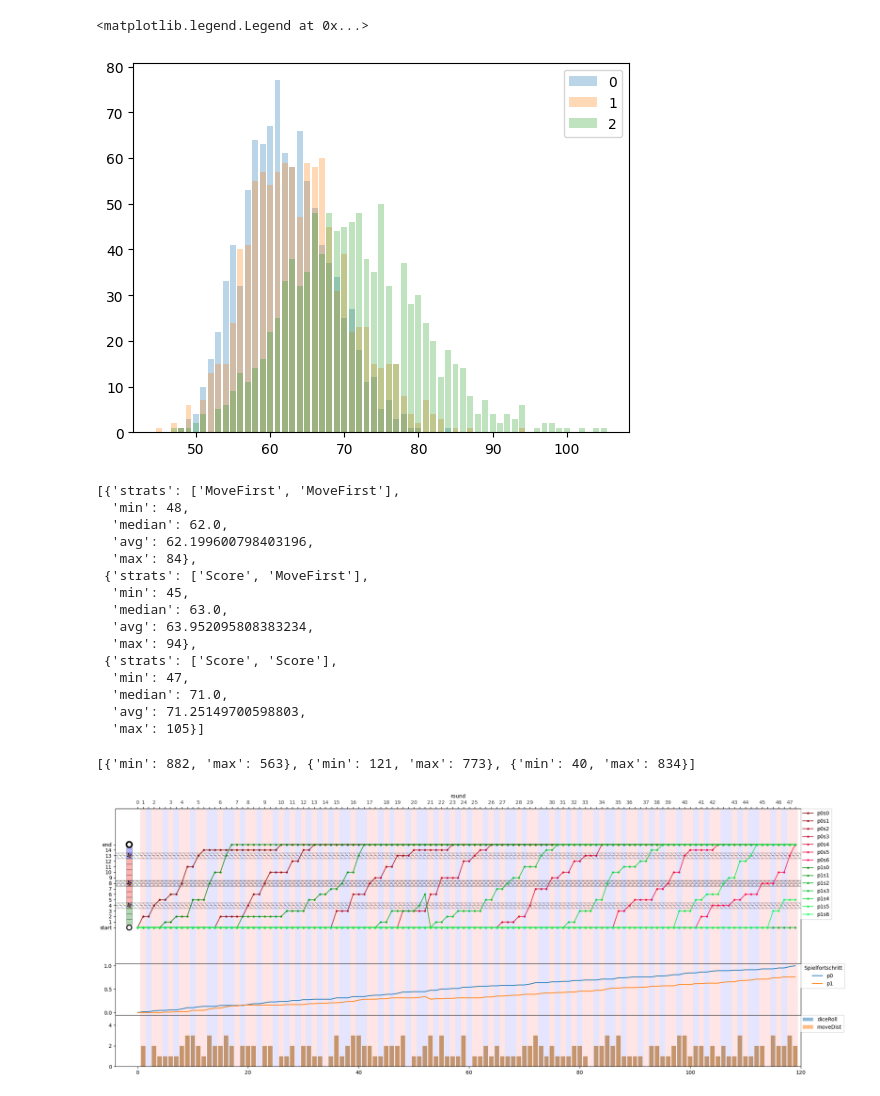
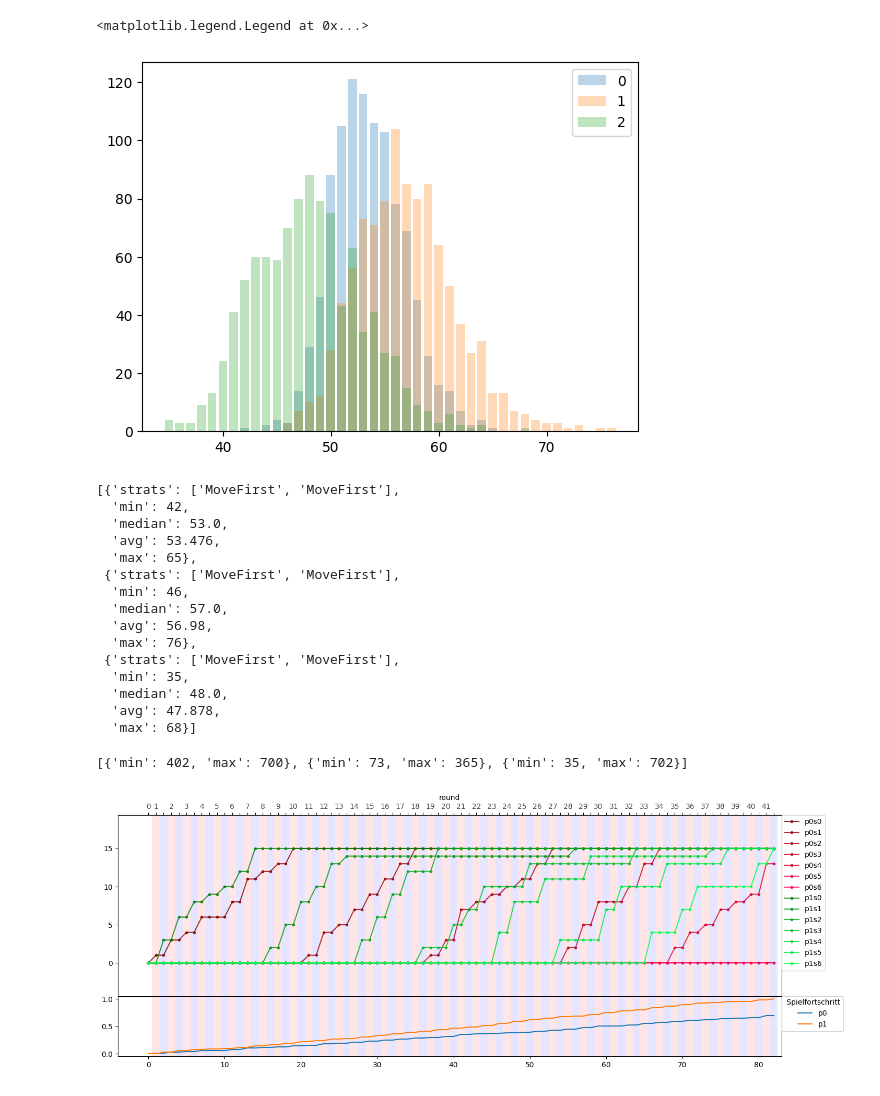
Before and after one commit to LukasWallisch/game-ur-analysis, a Jupyter notebook: src/tmp.ipynb, the cells around one changed output. Drawn from its saved outputs; the diff is of its cells as text; code cells hidden in the pictures.

```diff
--- a/src/tmp.ipynb
+++ b/src/tmp.ipynb
@@ -48,23 +48,16 @@ gs1 = GameSettings([p1, p2], md2, 4, 8, 2, [8], [4, 8, 13])
 #                    Dice.MultiD2Dice(4), 14, 0, 0, [], []) for s1 in strategies for s0 in strategies]
 
 
-# gs = [GameSettings([Player(0, 7, Strategies.MoveFirstStrategy()), Player(1, 7, Strategies.MoveFirstStrategy())], Dice.MultiD2Dice(4), 14, 0, 0, [], []),
-#       GameSettings([Player(0, 7, Strategies.MoveFirstStrategy()), Player(1, 7, Strategies.MoveFirstStrategy())], Dice.MultiD2Dice(4), 4, 8, 2, [], []),
-#       GameSettings([Player(0, 7, Strategies.MoveFirstStrategy()), Player(1, 7, Strategies.MoveFirstStrategy())], Dice.MultiD2Dice(4), 4, 8, 2, [8], [4,8,13]),
-# ]
+gs = [GameSettings([Player(0, 7, Strategies.MoveFirstStrategy()), Player(1, 7, Strategies.MoveFirstStrategy())], Dice.MultiD2Dice(4), 14, 0, 0, [], []),
+      GameSettings([Player(0, 7, Strategies.MoveFirstStrategy()), Player(1, 7, Strategies.MoveFirstStrategy())], Dice.MultiD2Dice(4), 4, 8, 2, [], []),
+      GameSettings([Player(0, 7, Strategies.MoveFirstStrategy()), Player(1, 7, Strategies.MoveFirstStrategy())], Dice.MultiD2Dice(4), 4, 8, 2, [8], [4,8,13]),
+]
 
 # gs = [GameSettings([Player(0, 7, Strategies.MoveFirstStrategy()), Player(1, 7, Strategies.MoveFirstStrategy())], Dice.MultiD2Dice(4), 4, 8, 2, [8], [4,8,13]),
 #       GameSettings([Player(0, 7, Strategies.MoveFirstStrategy()), Player(1, 7, Strategies.MoveFirstStrategy())], Dice.MultiD2Dice(3), 4, 8, 2, [8], [4, 8, 13]),
 #       GameSettings([Player(0, 7, Strategies.MoveFirstStrategy()), Player(1, 7, Strategies.MoveFirstStrategy())], Dice.MultiD2DiceNo0(3), 4, 8, 2, [8], [4, 8, 13]),
 #       GameSettings([Player(0, 7, Strategies.MoveFirstStrategy()), Player(1, 7, Strategies.MoveFirstStrategy())], Dice.D4(), 4, 8, 2, [8], [4, 8, 13]),
 # ]
-
-
-gs = [
-      GameSettings([Player(0, 7, Strategies.MoveFirstStrategy()), Player(1, 7, Strategies.MoveFirstStrategy())], Dice.MultiD2Dice(3), 4, 8, 2, [8], [4, 8, 13]),
-      GameSettings([Player(0, 7, Strategies.ScoreStrategy()), Player(1, 7, Strategies.MoveFirstStrategy())], Dice.MultiD2Dice(3), 4, 8, 2, [8], [4, 8, 13]),
-      GameSettings([Player(0, 7, Strategies.ScoreStrategy()), Player(1, 7, Strategies.ScoreStrategy())], Dice.MultiD2Dice(3), 4, 8, 2, [8], [4, 8, 13]),
-]
 # %%
 g = GameUr(gs[0])
 g.getStonesHistory()
@@ -74,3 +87,3 @@ g.run(500)
 # %%
-h=[Multirun.multirun(10000,gs_) for gs_ in gs]
+h=Multirun.multirun(10000,1,gs)
 # %% [output]
@@ -144,25 +160,25 @@ for i,gl_stacked_ in enumerate(gl_stacked):
 plt.legend()
 # %% [output]
 <matplotlib.legend.Legend at 0x...>
-[figure, old version]
+[figure, new version]
 # %%
 [{"strats":[s.getName() for s in gs[i].getStrategies()],"min":np.min(gl_),"median":np.median(gl_),"avg":np.average(gl_),"max":np.max(gl_)} for i,gl_ in enumerate(gl)]
 # %% [output]
 [{'strats': ['MoveFirst', 'MoveFirst'],
-  'min': 48,
-  'median': 62.0,
-  'avg': 62.199600798403196,
-  'max': 84},
- {'strats': ['Score', 'MoveFirst'],
-  'min': 45,
-  'median': 63.0,
-  'avg': 63.952095808383234,
-  'max': 94},
- {'strats': ['Score', 'Score'],
-  'min': 47,
-  'median': 71.0,
-  'avg': 71.25149700598803,
-  'max': 105}]
+  'min': 42,
+  'median': 53.0,
+  'avg': 53.476,
+  'max': 65},
+ {'strats': ['MoveFirst', 'MoveFirst'],
+  'min': 46,
+  'median': 57.0,
+  'avg': 56.98,
+  'max': 76},
+ {'strats': ['MoveFirst', 'MoveFirst'],
+  'min': 35,
+  'median': 48.0,
+  'avg': 47.878,
+  'max': 68}]
 # %%
 
 interestingGames= [{"min": gl_.index(np.min(gl_)),
@@ -170,6 +186,6 @@ interestingGames= [{"min": gl_.index(np.min(gl_)),
  "max": gl_.index(np.max(gl_))} for gl_ in gl]
 interestingGames
 # %% [output]
-[{'min': 882, 'max': 563}, {'min': 121, 'max': 773}, {'min': 40, 'max': 834}]
+[{'min': 402, 'max': 700}, {'min': 73, 'max': 365}, {'min': 35, 'max': 702}]
 # %%
 
@@ -268,10 +295,10 @@ def drawGame(currGame, singleGraph=False):
 # %%
 lengthCase = "min"
 historyID = 0
 currGame = h[historyID][interestingGames[historyID][lengthCase]]
-drawGame(currGame, True)
+drawGame(currGame, True,False,True)
 # %% [output]
-[figure, old version]
+[figure, new version]
 # %%
 historyID = 1
 currGame = h[historyID][interestingGames[historyID][lengthCase]]
```
Also changed, not shown: parts of 11 cells of this notebook, 12 other files.
